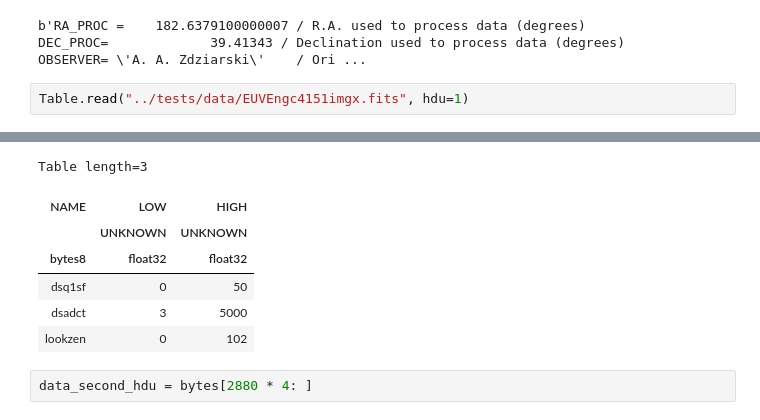
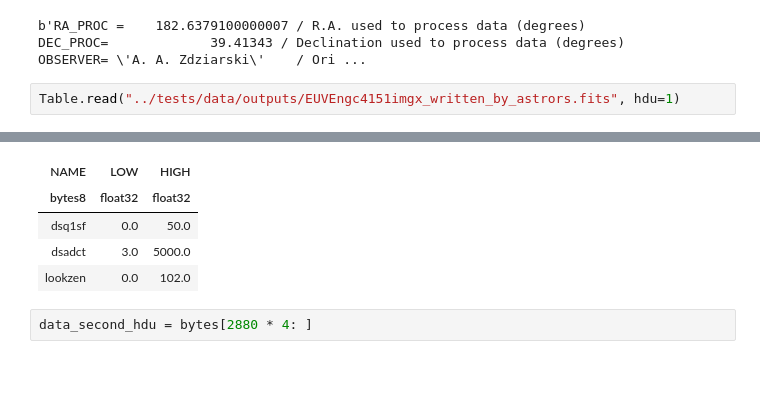
Before and after one commit to Schwarzam/astrors, a Jupyter notebook: dev/testing.ipynb, the cells around one changed output, grey strips where cells are left out. Saved outputs shown, nothing was run; the diff lists cells and outputs as text; blank space fills up the shorter version.

Commit message:
read writing bintable working!

```diff
--- a/dev/testing.ipynb
+++ b/dev/testing.ipynb
@@ -87,5 +105,5 @@ second_hdu_bytes
 # %% [output]
 b'RA_PROC =    182.6379100000007 / R.A. used to process data (degrees)            DEC_PROC=             39.41343 / Declination used to process data (degrees)     OBSERVER= \'A. A. Zdziarski\'    / Ori ...
 # %%
-Table.read("../tests/data/EUVEngc4151imgx.fits", hdu=1)
+Table.read("../tests/data/outputs/EUVEngc4151imgx_written_by_astrors.fits", hdu=1)
 # %% [output]
@@ -94,10 +111,8 @@ WARNING: UnitsWarning: 'UNKNOWN' did not parse as fits unit: At col 0, Unit 'UNK
-Table length=3
 | NAME | LOW | HIGH |
-|  | UNKNOWN | UNKNOWN |
 | bytes8 | float32 | float32 |
-| dsq1sf | 0 | 50 |
-| dsadct | 3 | 5000 |
-| lookzen | 0 | 102 |
+| dsq1sf | 0.0 | 50.0 |
+| dsadct | 3.0 | 5000.0 |
+| lookzen | 0.0 | 102.0 |
 # %%
 data_second_hdu = bytes[2880 * 4: ]
 # %%
```
Also changed, not shown: parts of 6 cells of this notebook, 19 other files.
